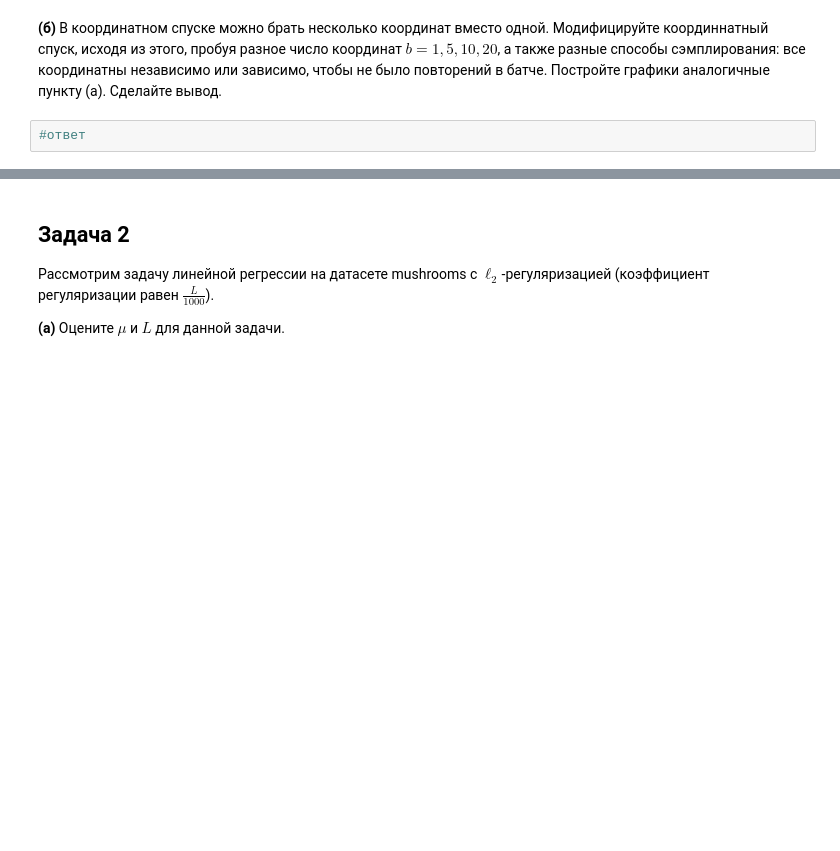
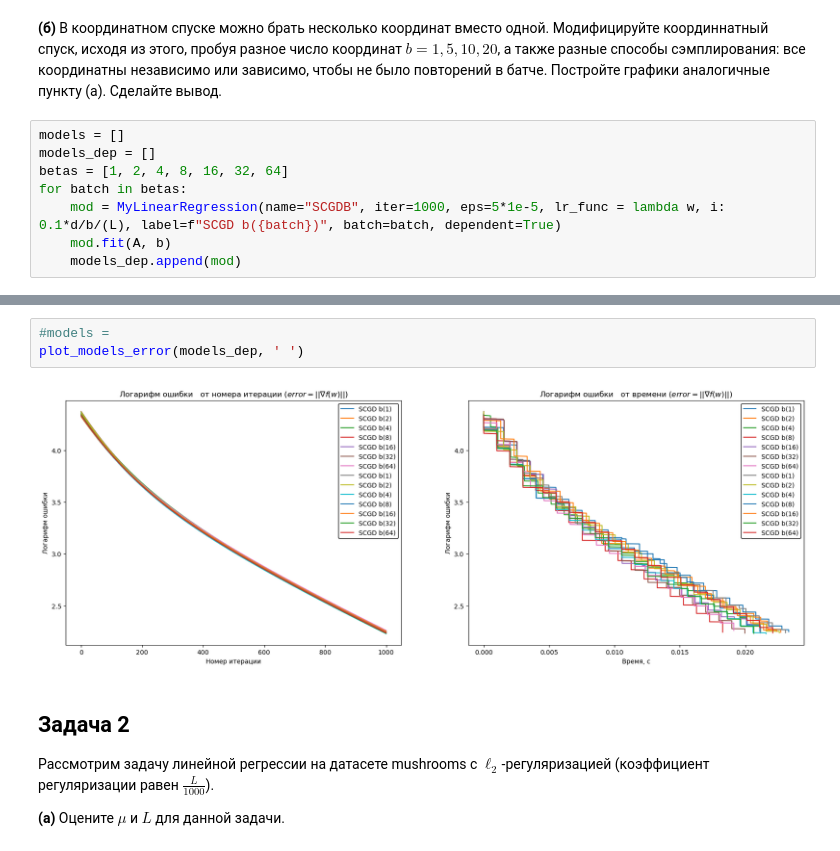
Before and after one commit to kreininmv/Applied-optimization, a Jupyter notebook: Homework/Kreinin_Matvei_Optimization_HW_6.ipynb, the cells around one changed output, grey strips where cells are left out. Cells and saved outputs as stored; diff of their text form; blank space fills up the shorter version.

```diff
--- a/Homework/Kreinin_Matvei_Optimization_HW_6.ipynb
+++ b/Homework/Kreinin_Matvei_Optimization_HW_6.ipynb
@@ -190,4 +201,10 @@ plot_models_error(mod_gd, models[-1])
 # %% [markdown]
 __(б)__ В координатном спуске можно брать несколько координат вместо одной. Модифицируйте координнатный спуск, исходя из этого, пробуя разное число координат $b = 1, 5, 10, 20$, а также разные способы сэмплирования: все координатны независимо или зависимо, чтобы не было повторений в батче. Постройте графики аналогичные пункту (а). Сделайте вывод.
 # %%
-#ответ
+models = []
+models_dep = []
+betas = [1, 2, 4, 8, 16, 32, 64]
+for batch in betas:
+    mod = MyLinearRegression(name="SCGDB", iter=1000, eps=5*1e-5, lr_func = lambda w, i: 0.1*d/b/(L), label=f"SCGD b({batch})", batch=batch, dependent=True)
+    mod.fit(A, b)
+    models_dep.append(mod)
@@ -194,3 +218,8 @@ __(б)__ В координатном спуске можно брать неск
+# %%
+#models =
+plot_models_error(models_dep, ' ')
+# %% [output]
+[figure, added]
 # %% [markdown]
 ## Задача 2
 
```
Also changed, not shown: parts of 7 cells of this notebook, 1 other file.
